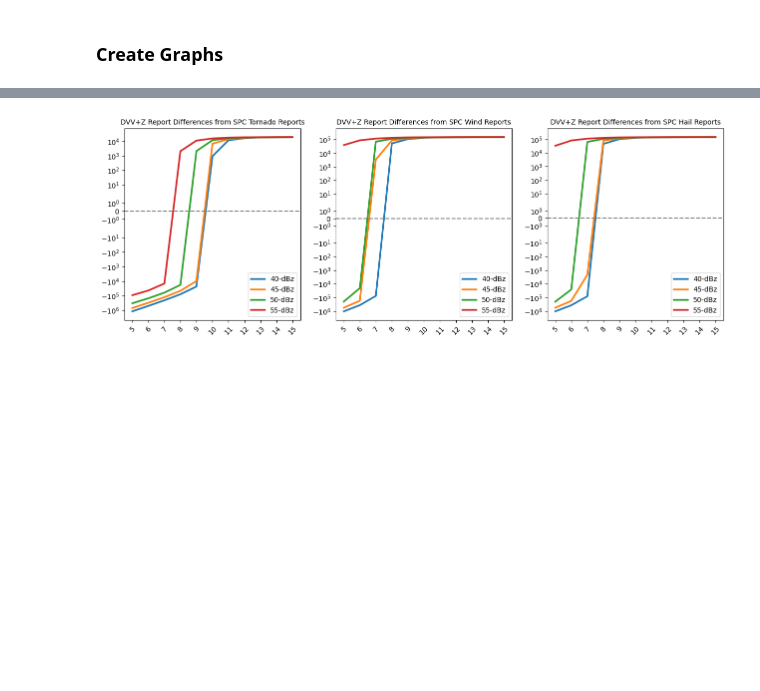
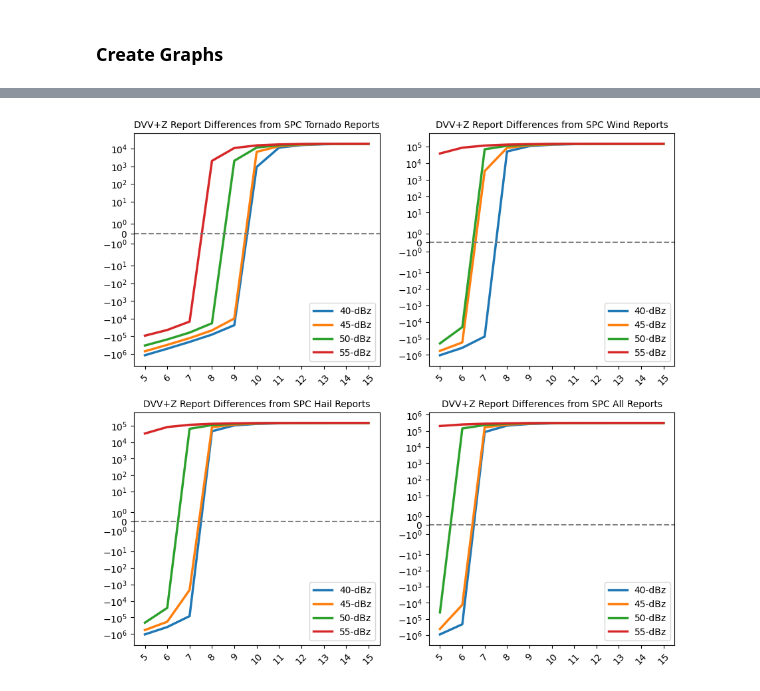
Before and after one commit to jcorner1/SYN_SERV, a Jupyter notebook: Code/Verification_reports_difference_graphs.ipynb, the cells around one changed output, grey strips where cells are left out. Drawn from its saved outputs; the diff is of its cells as text; code cells hidden in the pictures; blank space fills up the shorter version.

```diff
--- a/Code/Verification_reports_difference_graphs.ipynb
+++ b/Code/Verification_reports_difference_graphs.ipynb
@@ -85,6 +86,6 @@ for refc in np.arange(40, 66, 5):
 # %%
 #create a new dataframe
-df_res_uvv = pd.DataFrame(columns=['DBZ', 'UVV', 'TOR_DIFF', 'WIND_DIFF', 'HAIL_DIFF'])
+df_res_uvv = pd.DataFrame(columns=['DBZ', 'UVV', 'TOR_DIFF', 'WIND_DIFF', 'HAIL_DIFF', 'ALL_DIFF'])
 
 #iterate through VAR and Z values for subsetting
 for refc in np.arange(40, 66, 5):
@@ -94,11 +95,11 @@ for refc in np.arange(40, 66, 5):
         df_sub = df_UVV[((df_UVV['DBZ'] >= refc) & (df_UVV['UVV'] >= UVV))]
 
         df_res_uvv = df_res_uvv.append({'DBZ': refc, 'UVV': UVV, 'TOR_DIFF':len(df_tor) - len(df_sub),
-                       'HAIL_DIFF':len(df_hail) - len(df_sub), 'WIND_DIFF':len(df_wind) - len(df_sub)}
-                       , ignore_index=True)
+                       'HAIL_DIFF':len(df_hail) - len(df_sub), 'WIND_DIFF':len(df_wind) - len(df_sub),
+                       'ALL_DIFF':len(df_all) - len(df_sub)}, ignore_index=True)
 # %%
 #create a new dataframe
-df_res_uh = pd.DataFrame(columns=['DBZ', 'UH', 'TOR_DIFF', 'WIND_DIFF', 'HAIL_DIFF'])
+df_res_uh = pd.DataFrame(columns=['DBZ', 'UH', 'TOR_DIFF', 'WIND_DIFF', 'HAIL_DIFF', 'ALL_DIFF'])
 
 
 #iterate through VAR and Z values for subsetting
@@ -109,21 +110,21 @@ for refc in np.arange(40, 66, 5):
         df_sub = df_UH[((df_UH['DBZ'] >= refc) & (df_UH['UH'] >= UH))]
 
         df_res_uh = df_res_uh.append({'DBZ': refc, 'UH': UH, 'TOR_DIFF':len(df_tor) - len(df_sub),
-                       'HAIL_DIFF':len(df_hail) - len(df_sub), 'WIND_DIFF':len(df_wind) - len(df_sub)}
-                       , ignore_index=True)
+                       'HAIL_DIFF':len(df_hail) - len(df_sub), 'WIND_DIFF':len(df_wind) - len(df_sub),
+                       'ALL_DIFF':len(df_all) - len(df_sub)}, ignore_index=True)
 # %% [markdown]
 ### Create Graphs
 # %%
-hazs = ['TOR', 'WIND', 'HAIL']
-hazards = ['Tornado', 'Wind', 'Hail']
+hazs = ['TOR', 'WIND', 'HAIL', 'ALL']
+hazards = ['Tornado', 'Wind', 'Hail', 'All']
 
-plt.figure(figsize=(15.5,5))
+plt.figure(figsize=(10.5,10))
 
 #iterate through the hazards
 for haz in range(len(hazs)):
 
     #iterate through vars
-    ax = plt.subplot(1,3,haz+1)
+    ax = plt.subplot(2,2,haz+1)
 
     #iterate through each reflectivty value
     for i in range(40, 56, 5):
@@ -140,14 +141,13 @@ for haz in range(len(hazs)):
 # %%
-hazs = ['TOR', 'WIND', 'HAIL']
-hazards = ['Tornado', 'Wind', 'Hail']
-
-plt.figure(figsize=(15.5,5))
+hazs = ['TOR', 'WIND', 'HAIL', 'ALL']
+hazards = ['Tornado', 'Wind', 'Hail', 'All']
+plt.figure(figsize=(10.5,10))
 
 #iterate through the hazards
 for haz in range(len(hazs)):
 
     #iterate through vars
-    ax = plt.subplot(1,3,haz+1)
+    ax = plt.subplot(2,2,haz+1)
 
     #iterate through each reflectivty value
     for i in range(40, 56, 5):
@@ -164,24 +164,23 @@ for haz in range(len(hazs)):
 # %%
-hazs = ['TOR', 'WIND', 'HAIL']
-hazards = ['Tornado', 'Wind', 'Hail']
-
-plt.figure(figsize=(15.5,5))
+hazs = ['TOR', 'WIND', 'HAIL', 'ALL']
+hazards = ['Tornado', 'Wind', 'Hail', 'All']
+plt.figure(figsize=(10.5,10))
 
 #iterate through the hazards
 for haz in range(len(hazs)):
 
     #iterate through vars
-    ax = plt.subplot(1,3,haz+1)
+    ax = plt.subplot(2,2,haz+1)
 
     #iterate through each reflectivty value
     for i in range(40, 56, 5):
         df = df_res_dvv[(df_res_dvv['DBZ'] == i)]
         plt.plot(np.arange(5, 16, 1), df[f'{hazs[haz]}_DIFF'].values, lw=2.5)
         plt.title(f'DVV+Z Report Differences from SPC {hazards[haz]} Reports',fontsize=10)
         plt.xticks(ticks = np.arange(5, 16, 1), labels = np.arange(5, 16, 1), rotation=45)
         plt.yscale('symlog')
         plt.legend([x + '-dBz' for x in list(map(str, np.arange(40, 56, 5)))], loc ='lower right').set_zorder(12)
 
     plt.axhline(y = 0.0, color = 'grey', ls='--')
 # %% [output]
-[figure, old version]
+[figure, new version]
```
Also changed, not shown: parts of 10 cells of this notebook, 4 other files.
